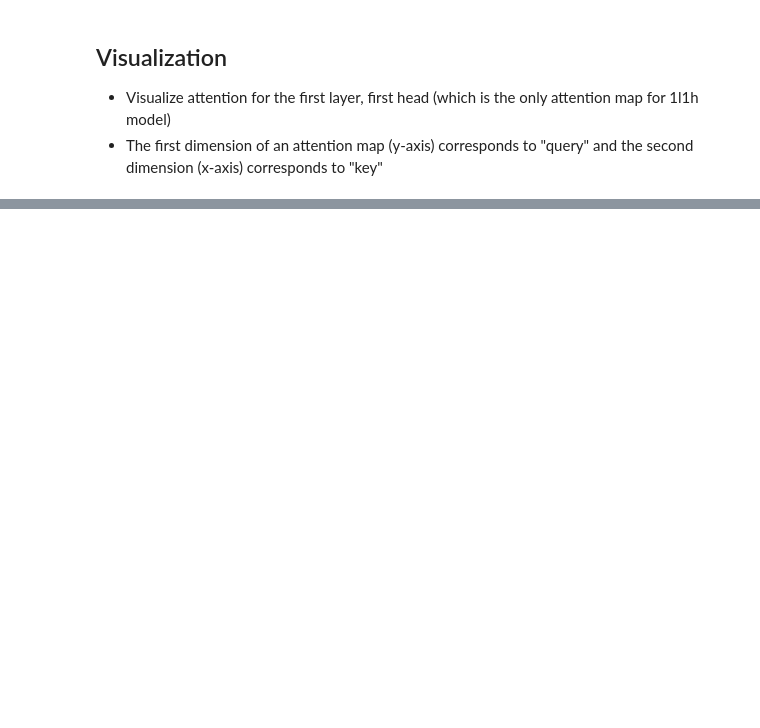
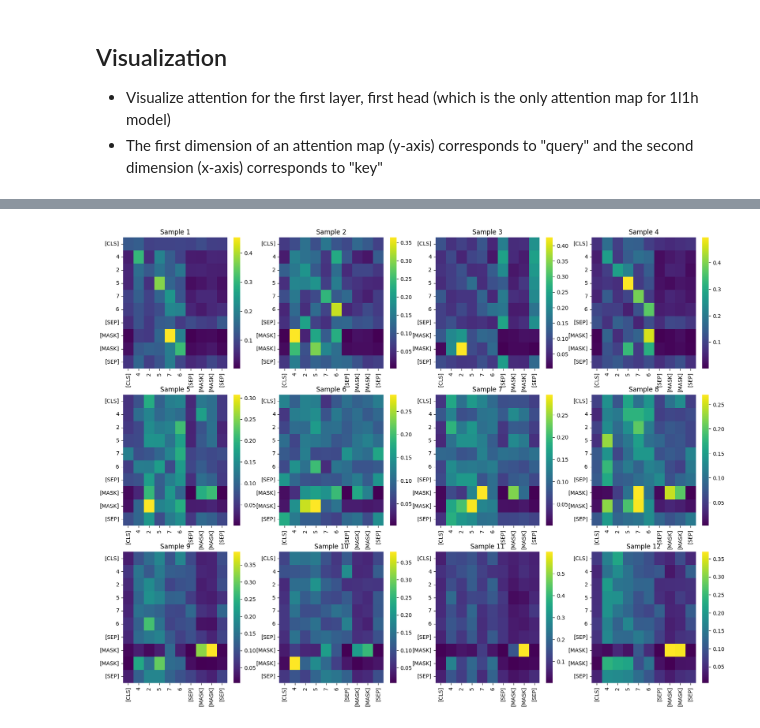
Before and after one commit to AylinAkkus/Transformers_Mechanistic_Interpretability, a Jupyter notebook: src/inspect_attention_weights.ipynb, the cells around one changed output, grey strips where cells are left out. Drawn from its saved outputs; the diff is of its cells as text; code cells hidden in the pictures; blank space fills up the shorter version.

```diff
--- a/src/inspect_attention_weights.ipynb
+++ b/src/inspect_attention_weights.ipynb
@@ -102,0 +119,19 @@ plt.show()
+# %%
+attn = []
+
+for i in range(N_LAYERS):
+    for j in range(N_HEADS):
+        attn.append(attention[i][0][j].detach().numpy())
+
+# Plot heatmap as 9 subplots for the 9 samples
+fig, axs = plt.subplots(N_LAYERS, N_HEADS, figsize=(5*N_HEADS, 5*N_LAYERS))
+for i in range(N_LAYERS * N_HEADS):
+    sns.heatmap(attn[i], xticklabels=tokenizer.convert_ids_to_tokens(tokenized_input['input_ids'][0]), yticklabels=tokenizer.convert_ids_to_tokens(tokenized_input['input_ids'][0]), cmap='viridis', ax=axs[i//N_HEADS, i%N_HEADS])
+    axs[i//N_HEADS, i%N_HEADS].set_title(f'Sample {i+1}')
+plt.show()
+
+
+# sns.heatmap(attn, xticklabels=tokenizer.convert_ids_to_tokens(inputs['input_ids'][0]), yticklabels=tokenizer.convert_ids_to_tokens(inputs['input_ids'][0]), cmap='viridis')
+# plt.show()
+# %% [output]
+[figure, added]
```
Also changed, not shown: parts of 5 cells of this notebook, 3 other files.
